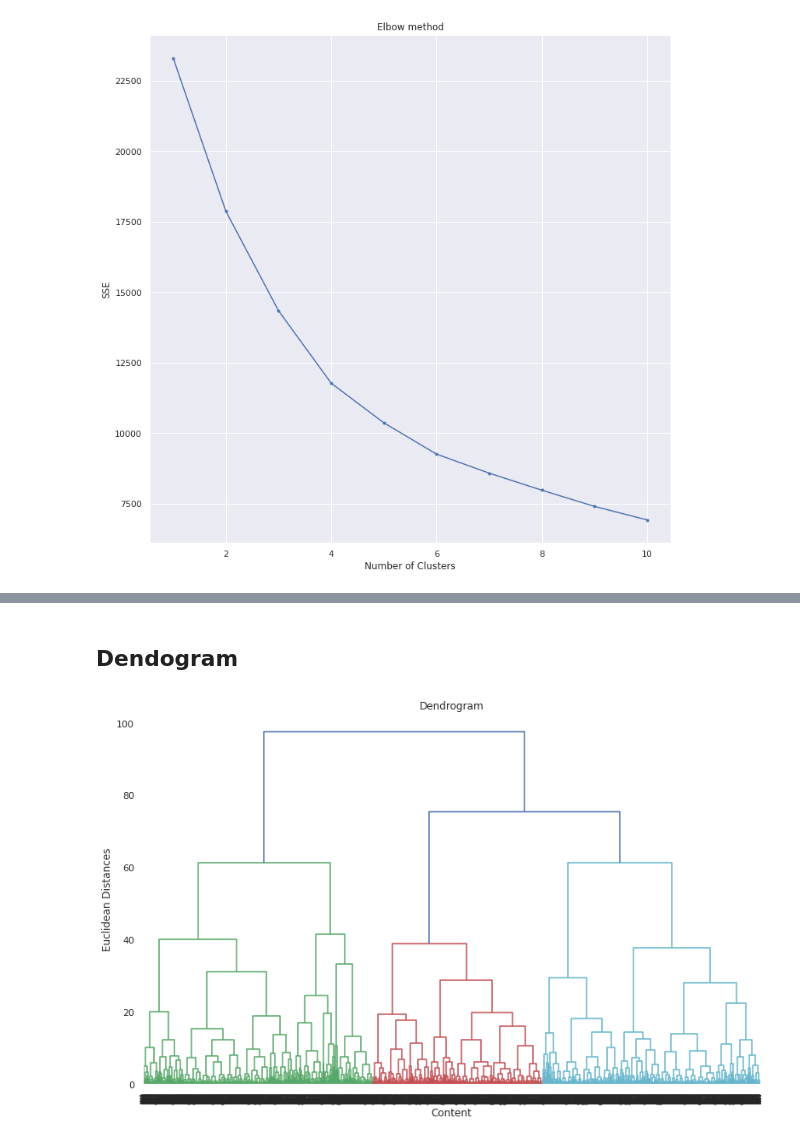
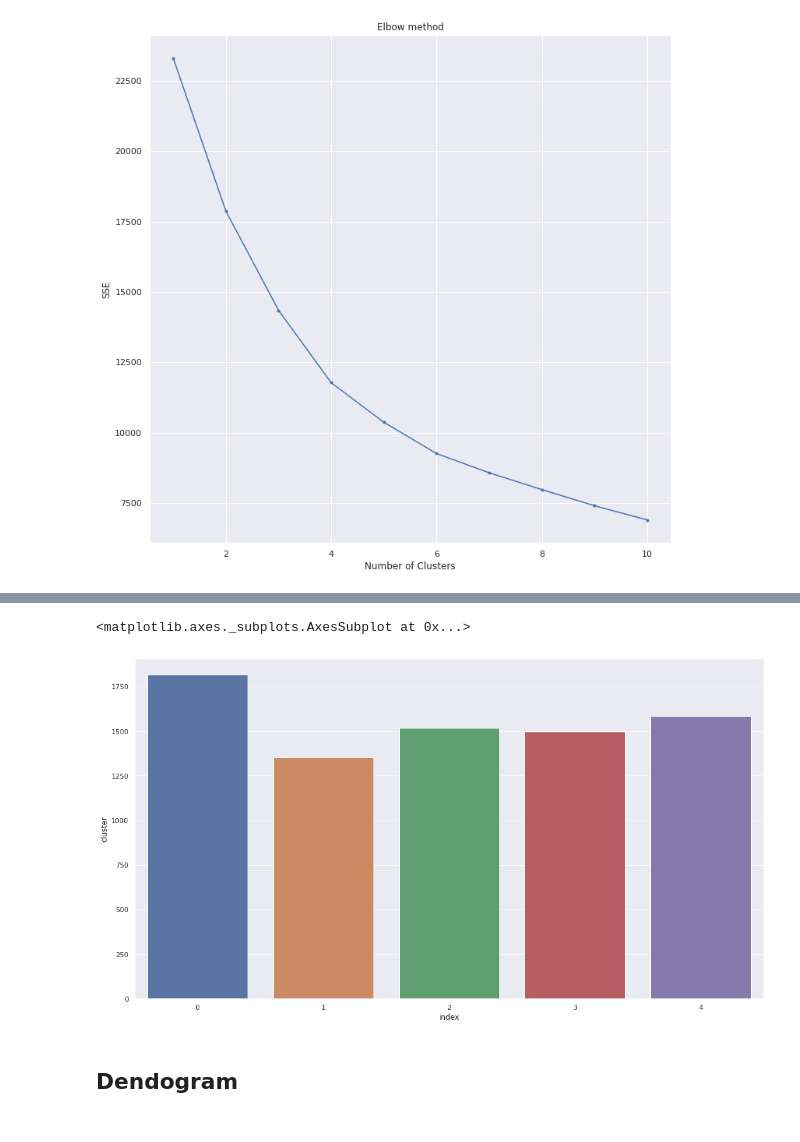
Before and after one commit to Sahilpardeshi1/Netflix-movies-and-Tv-shows, a Jupyter notebook: Copy_of_Netflix_movies_and_TV_shows_clustering_sahil_pardeshi.ipynb, the cells around one changed output, grey strips where cells are left out. Cells and saved outputs as stored; diff of their text form; code cells hidden in the pictures.

```diff
--- a/Copy_of_Netflix_movies_and_TV_shows_clustering_sahil_pardeshi.ipynb
+++ b/Copy_of_Netflix_movies_and_TV_shows_clustering_sahil_pardeshi.ipynb
@@ -892,0 +945,4 @@ plt.show()
+# %%
+#Kmeans clustering Implementation
+Kmeans_clustersmodel= KMeans(n_clusters=5)
+Kmeans_clustersmodel.fit(X)
@@ -892,0 +962,3 @@ plt.show()
+# %%
+#now creating a new feature name as cluster in which each row of content feature is assigned to their separate cluster
+df['cluster'] = Kmeans_clustersmodel.labels_
@@ -892,0 +975,3 @@ plt.show()
+# %%
+number_of_clusters=df['cluster'].value_counts().reset_index()
+number_of_clusters
@@ -893,3 +985,10 @@ plt.show()
+# %%
+#checking the number of clusters
+plt.figure(figsize=(18,10))
+sns.barplot(x=number_of_clusters['index'],y=number_of_clusters['cluster'])
+# %% [output]
+<matplotlib.axes._subplots.AxesSubplot at 0x...>
+[figure, added]
 # %% [markdown]
 ## Dendogram
 # %%
@@ -901,5 +1000,3 @@ plt.title('Dendrogram')
 plt.xlabel('Content')
 plt.ylabel('Euclidean Distances')
 plt.show() # find largest vertical distance we can make without crossing any other horizontal line
-# %% [output]
-[figure, removed]
```
Also changed, not shown: parts of 19 cells of this notebook.
